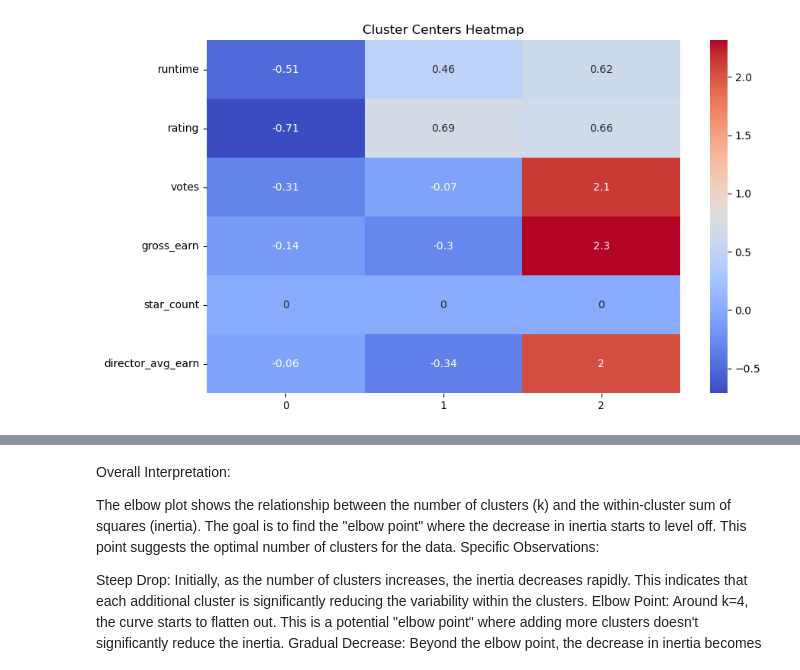
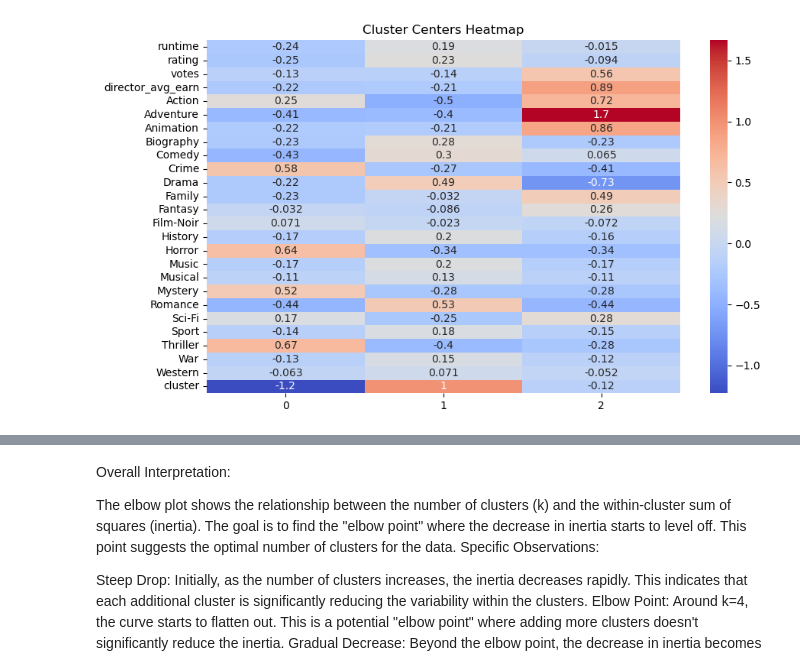
Before and after one commit to t-anderson21/stat486_finalproject, a Jupyter notebook: Clustering_andXGBclassifier.ipynb, the cells around one changed output, grey strips where cells are left out. Drawn from its saved outputs; the diff is of its cells as text; code cells hidden in the pictures.

```diff
--- a/Clustering_andXGBclassifier.ipynb
+++ b/Clustering_andXGBclassifier.ipynb
@@ -50,9 +69,9 @@ movies_scaled = scaler.fit_transform(movies_clean)
 # %%
 # Apply KMeans clustering
 kmeans = KMeans(n_clusters=3, random_state=42)  # Try 3 clusters as an initial guess
-cleaned_movies['cluster'] = kmeans.fit_predict(movies_scaled)
+movies_one_hot['cluster'] = kmeans.fit_predict(movies_scaled)
 
 # Check the number of movies per cluster
-print(cleaned_movies['cluster'].value_counts())
+print(movies_one_hot['cluster'].value_counts())
 # %% [output]
 cluster
@@ -93,0 +157,22 @@ print(kmeans.cluster_centers_.shape)
+# %%
+from sklearn.manifold import TSNE
+
+# Initialize t-SNE
+tsne = TSNE(n_components=2, perplexity=30, random_state=42)
+
+# Fit and transform the data
+tsne_results = tsne.fit_transform(movies_one_hot)
+# %%
+import matplotlib.pyplot as plt
+import seaborn as sns
+
+# Convert t-SNE results into a DataFrame
+tsne_df = pd.DataFrame(tsne_results, columns=['Dim1', 'Dim2'])
+
+# Plot the results
+plt.figure(figsize=(10, 7))
+sns.scatterplot(x='Dim1', y='Dim2', data=tsne_df, palette='viridis')
+plt.title('t-SNE Visualization of Genres')
+plt.xlabel('Dimension 1')
+plt.ylabel('Dimension 2')
+plt.show()
@@ -93,0 +190,15 @@ print(kmeans.cluster_centers_.shape)
+# %%
+from sklearn.cluster import KMeans
+
+# Apply KMeans clustering
+kmeans = KMeans(n_clusters=5, random_state=42)  # Choose an appropriate number of clusters
+tsne_df['Cluster'] = kmeans.fit_predict(tsne_results)
+
+# Plot the t-SNE with clusters
+plt.figure(figsize=(10, 7))
+sns.scatterplot(x='Dim1', y='Dim2', hue='Cluster', data=tsne_df, palette='viridis')
+plt.title('t-SNE Visualization with Clusters')
+plt.xlabel('Dimension 1')
+plt.ylabel('Dimension 2')
+plt.legend(title='Cluster')
+plt.show()
@@ -94,11 +207,10 @@ print(kmeans.cluster_centers_.shape)
 # %%
-# Calculate the mean of each feature for each cluster
-cluster_centers = pd.DataFrame(kmeans.cluster_centers_, columns=movies_clean.columns)
+cluster_centers = pd.DataFrame(kmeans.cluster_centers_, columns=movies_one_hot.columns[:kmeans.cluster_centers_.shape[1]])
 
 # Plot a heatmap of cluster centers
 plt.figure(figsize=(10, 6))
 sns.heatmap(cluster_centers.T, annot=True, cmap="coolwarm")
 plt.title("Cluster Centers Heatmap")
 plt.show()
 # %% [output]
-[figure, old version]
+[figure, new version]
```
Also changed, not shown: parts of 31 cells of this notebook, 4 other files.
